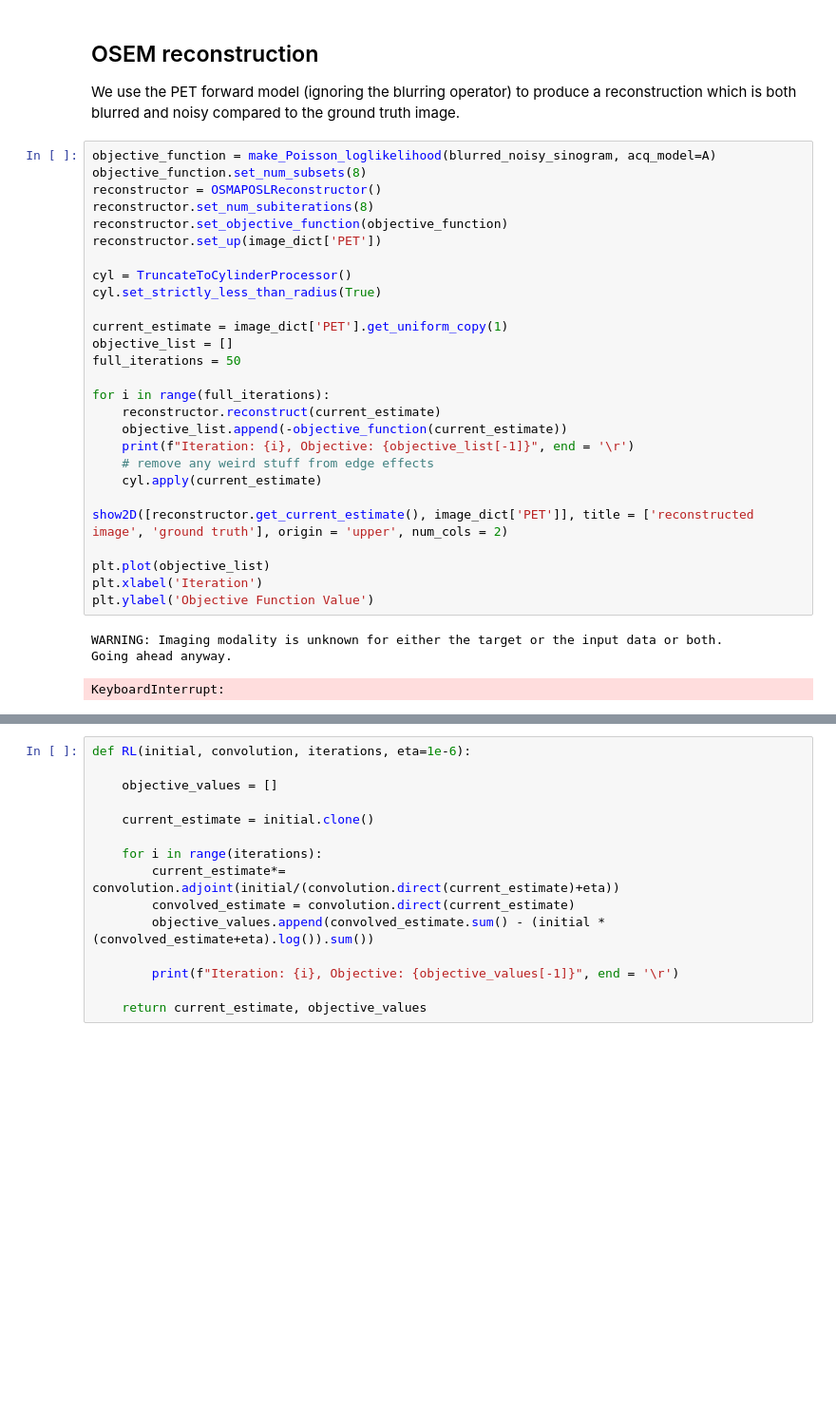
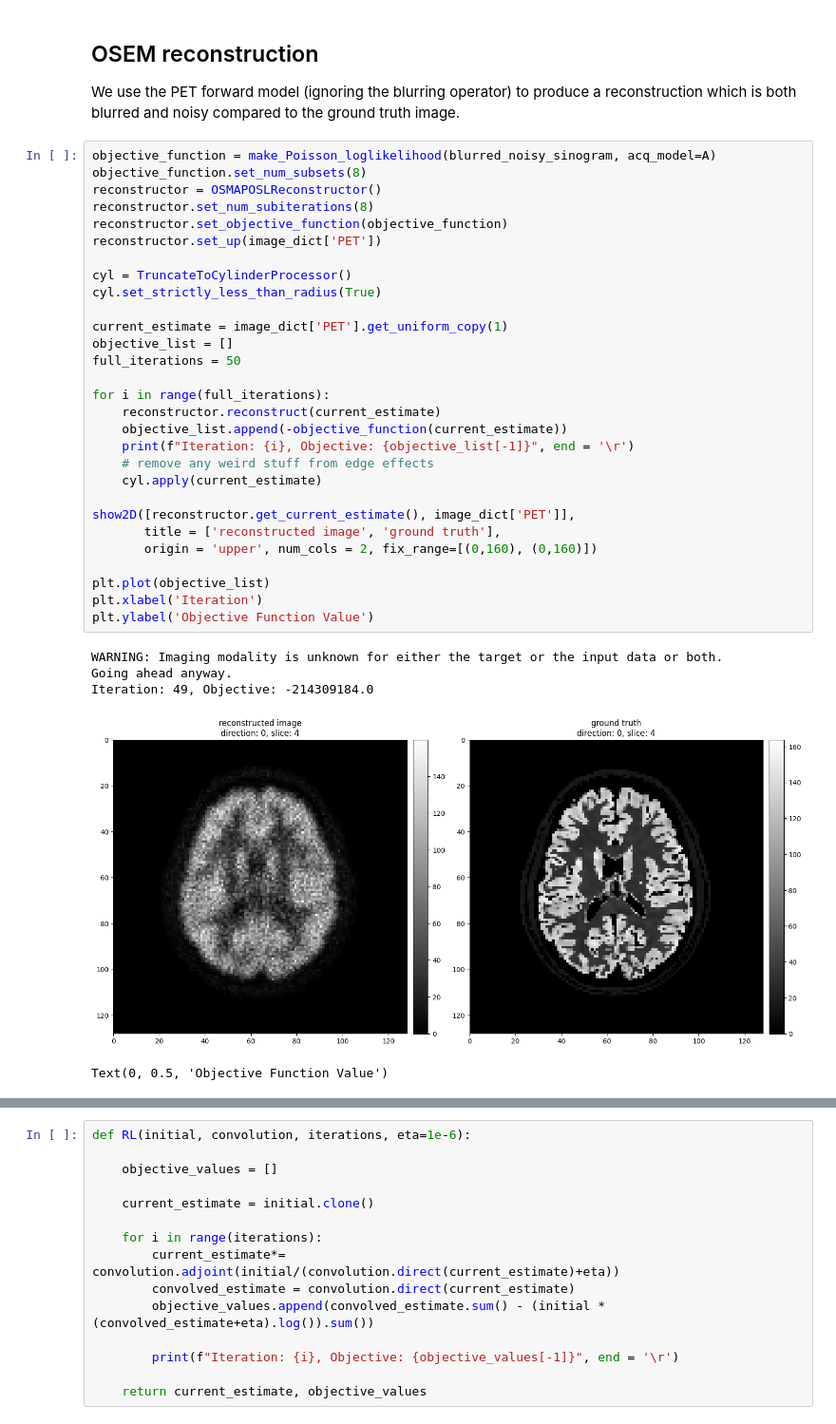
Before and after one commit to MargaretDuff/SIRF-CIL-training-synergistic-, a Jupyter notebook: directional_TV_pet.ipynb, the cells around one changed output, grey strips where cells are left out. Shown at 95% size. Drawn from its saved outputs; the diff is of its cells as text; blank space fills up the shorter version.

```diff
--- a/directional_TV_pet.ipynb
+++ b/directional_TV_pet.ipynb
@@ -161,31 +161,35 @@ We use the PET forward model (ignoring the blurring operator) to produce a recon
 # %%
 objective_function = make_Poisson_loglikelihood(blurred_noisy_sinogram, acq_model=A)
 objective_function.set_num_subsets(8)
 reconstructor = OSMAPOSLReconstructor()
 reconstructor.set_num_subiterations(8)
 reconstructor.set_objective_function(objective_function)
 reconstructor.set_up(image_dict['PET'])
 
 cyl = TruncateToCylinderProcessor()
 cyl.set_strictly_less_than_radius(True)
 
 current_estimate = image_dict['PET'].get_uniform_copy(1)
 objective_list = []
 full_iterations = 50
 
 for i in range(full_iterations):
     reconstructor.reconstruct(current_estimate)
     objective_list.append(-objective_function(current_estimate))
     print(f"Iteration: {i}, Objective: {objective_list[-1]}", end = '\r')
     # remove any weird stuff from edge effects
     cyl.apply(current_estimate)
 
-show2D([reconstructor.get_current_estimate(), image_dict['PET']], title = ['reconstructed image', 'ground truth'], origin = 'upper', num_cols = 2)
+show2D([reconstructor.get_current_estimate(), image_dict['PET']],
+       title = ['reconstructed image', 'ground truth'],
+       origin = 'upper', num_cols = 2, fix_range=[(0,160), (0,160)])
 
 plt.plot(objective_list)
 plt.xlabel('Iteration')
 plt.ylabel('Objective Function Value')
 # %% [output]
 WARNING: Imaging modality is unknown for either the target or the input data or both.
 Going ahead anyway.
+Iteration: 49, Objective: -214309184.0
+[figure, added]
-KeyboardInterrupt:
+Text(0, 0.5, 'Objective Function Value')
```
Also changed, not shown: parts of 6 cells of this notebook.
